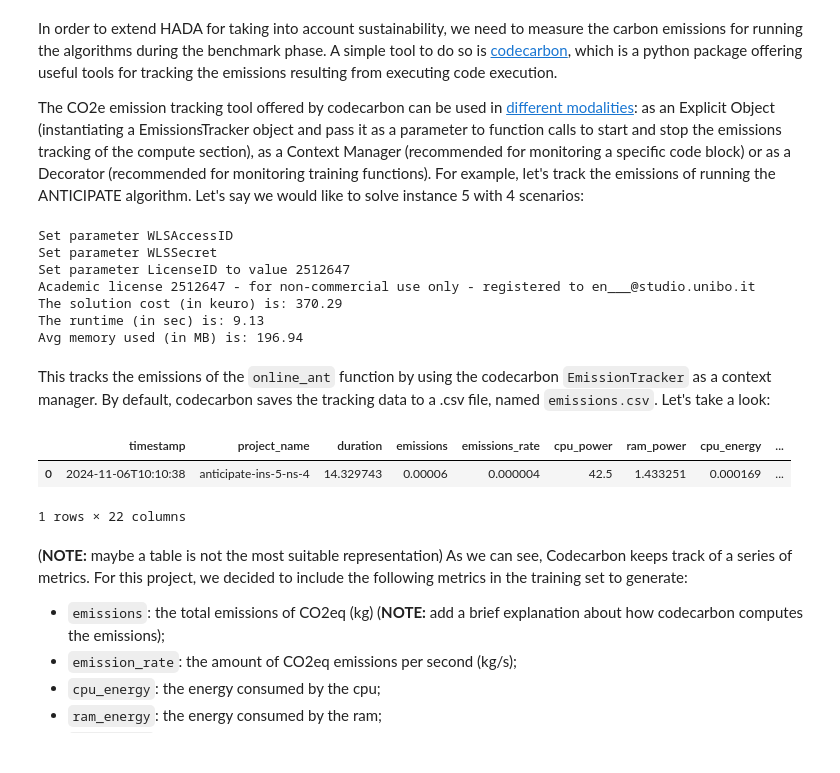
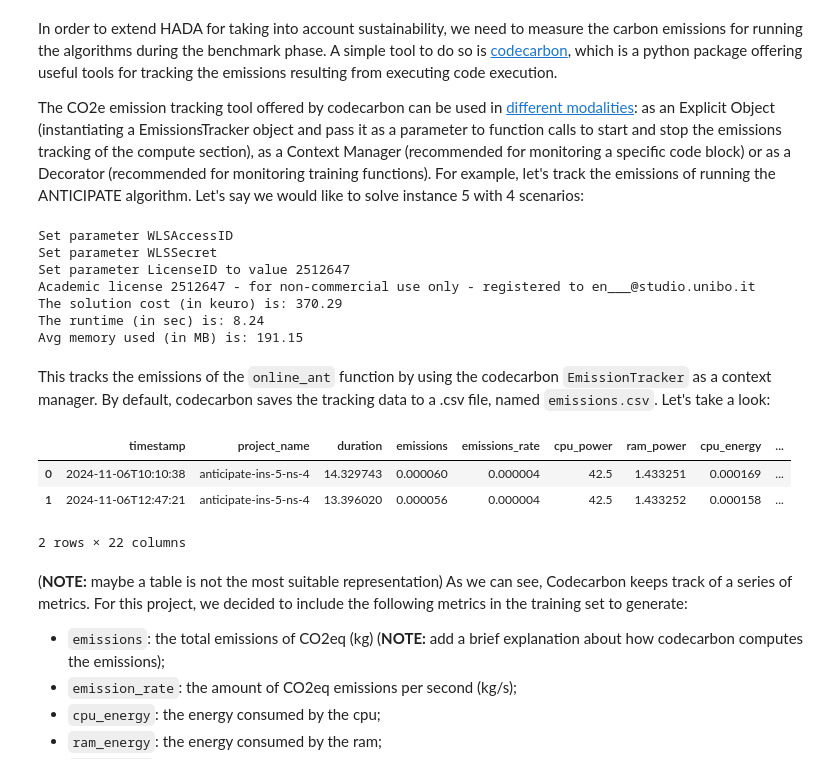
Before and after one commit to enricomors/sustainable-hw-dimensioning, a Jupyter notebook: notebooks/sustainable-hardware-dimensioning.ipynb, the cells around one changed output. Drawn from its saved outputs; the diff is of its cells as text; code cells hidden in the pictures.

```diff
--- a/notebooks/sustainable-hardware-dimensioning.ipynb
+++ b/notebooks/sustainable-hardware-dimensioning.ipynb
@@ -55,7 +59,3 @@ The training set was built based on grounding the two stochastic algorithms, i.e
 ### Input data
 
 The input data is a set of 30 different instance realisations, each one representing one daily time horizon. For each day, we have **Load**, which is a 96-valued vector of the load observations sampled at each interval (every 15 minutes over the course of a day), and **PV**, a 96-valued vector representing the observations of available Photovoltaic energy production. Here we can see an example of the first two instances:
-# %%
-# Data exploration: look at the input data
-data = util.load_instances_data()
-display(data)
@@ -66,7 +66,7 @@ display(data)
 # %% [markdown]
 Since the objective of the two algorithms is to minimize the total energy cost, as input file we also have the grid electricity price at each our of the day
 # %%
-data = util.load_prices_data()
+data = util.display_prices_data()
 display(data)
 # %% [output]
 |  | Time | Price |
@@ -106,17 +106,18 @@ Set parameter WLSSecret
 Set parameter LicenseID to value 2512647
 Academic license 2512647 - for non-commercial use only - registered to en___@studio.unibo.it
 The solution cost (in keuro) is: 370.29
-The runtime (in sec) is: 9.13
-Avg memory used (in MB) is: 196.94
+The runtime (in sec) is: 8.24
+Avg memory used (in MB) is: 191.15
 # %% [markdown]
 This tracks the emissions of the `online_ant` function by using the codecarbon `EmissionTracker` as a context manager. By default, codecarbon saves the tracking data to a .csv file, named `emissions.csv`. Let's take a look:
 # %%
-emissions = util.load_emissions_data()
+emissions = util.display_emissions_data()
 display(emissions)
 # %% [output]
 |  | timestamp | project_name | duration | emissions | emissions_rate | cpu_power | ram_power | cpu_energy | ... |
-| 0 | 2024-11-06T10:10:38 | anticipate-ins-5-ns-4 | 14.329743 | 0.00006 | 0.000004 | 42.5 | 1.433251 | 0.000169 | ... |
+| 0 | 2024-11-06T10:10:38 | anticipate-ins-5-ns-4 | 14.329743 | 0.000060 | 0.000004 | 42.5 | 1.433251 | 0.000169 | ... |
+| 1 | 2024-11-06T12:47:21 | anticipate-ins-5-ns-4 | 13.396020 | 0.000056 | 0.000004 | 42.5 | 1.433252 | 0.000158 | ... |
-1 rows × 22 columns
+2 rows × 22 columns
 # %% [markdown]
 (**NOTE:** maybe a table is not the most suitable representation) As we can see, Codecarbon keeps track of a series of metrics. For this project, we decided to include the following metrics in the training set to generate:
 
```
Also changed, not shown: parts of 12 cells of this notebook, 4 other files.
